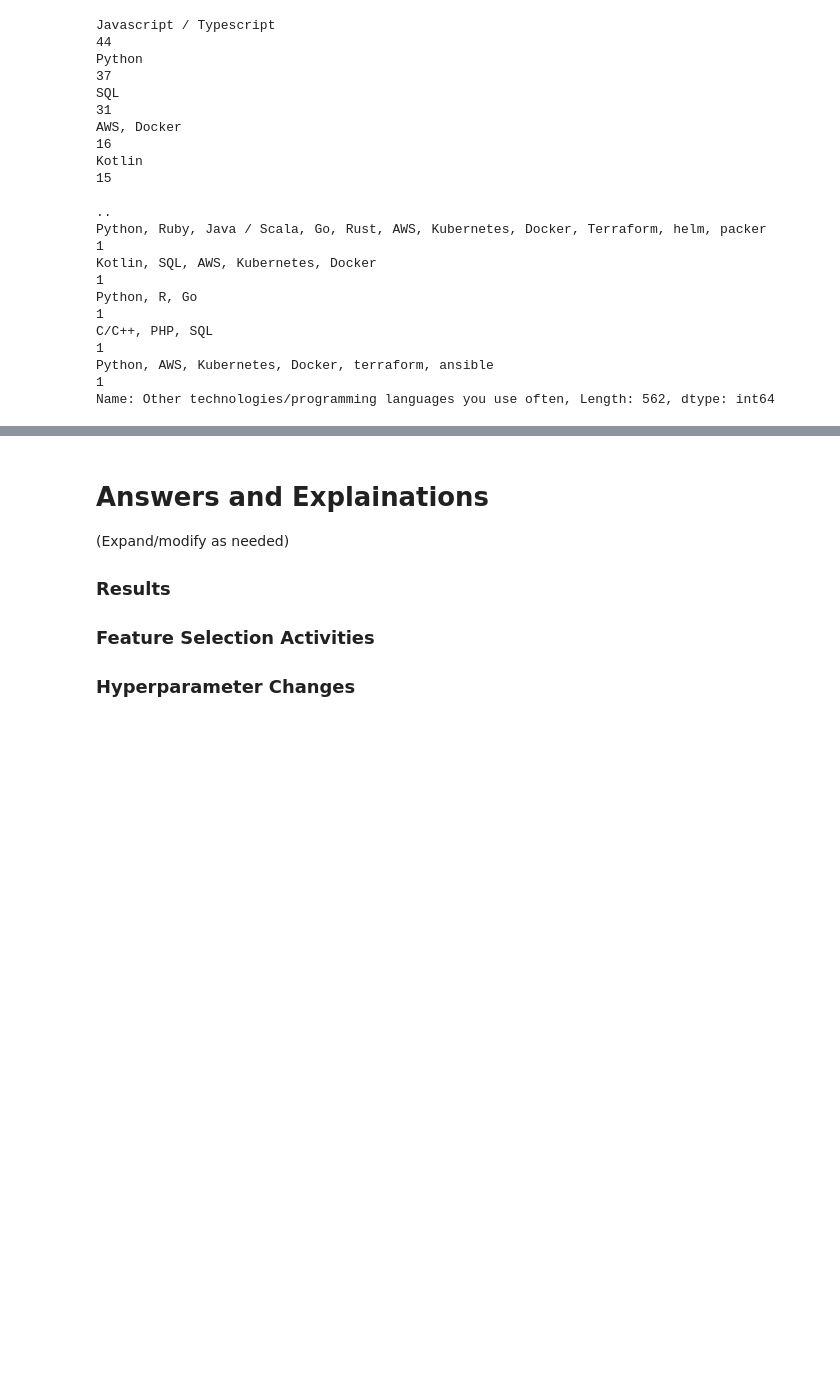
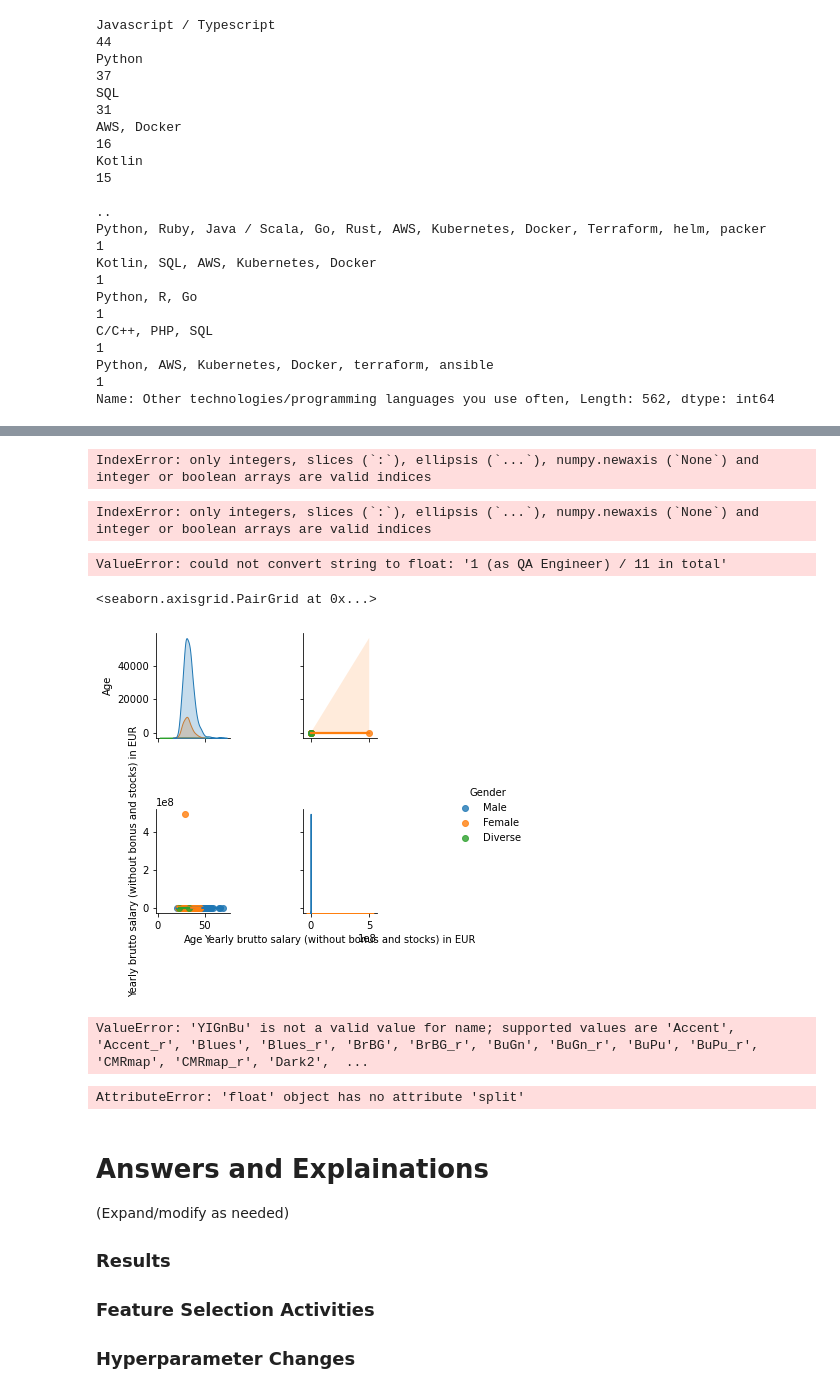
Before and after one commit to zareeiant/ItML_Asn_2_Students, a Jupyter notebook: assignment_2_start.ipynb, the cells around one changed output, grey strips where cells are left out. Cells and saved outputs as stored; diff of their text form; code cells hidden in the pictures; blank space fills up the shorter version.

```diff
--- a/assignment_2_start.ipynb
+++ b/assignment_2_start.ipynb
@@ -116,3 +141,37 @@ df.head()
+# %%
+df=np.array(df)
+# %%
+df["Yearly bonus + stocks in EUR"]=df["Yearly bonus + stocks in EUR"].select_dtypes(exclude=['str'])
+# %% [output]
+IndexError: only integers, slices (`:`), ellipsis (`...`), numpy.newaxis (`None`) and integer or boolean arrays are valid indices
+# %%
+mark=df["Total years of experience"].tolist()
+print(mark)
+# %% [output]
+IndexError: only integers, slices (`:`), ellipsis (`...`), numpy.newaxis (`None`) and integer or boolean arrays are valid indices
+# %%
+#"Years of experience in Germany",
+df[["Total years of experience","Yearly bonus + stocks in EUR"]].astype(float)
+# %% [output]
+ValueError: could not convert string to float: '1 (as QA Engineer) / 11 in total'
+# %%
+sns.pairplot(data=df, kind="reg", hue="Gender", dropna=True)
+# %% [output]
+<seaborn.axisgrid.PairGrid at 0x...>
+[figure, added]
+# %%
+df2=df.apply(pd.to_numeric, errors="coerce")
+df2=df2.drop(columns=["Age"])
+df2=df2.corr()
+mask=np.triu(np.ones_like(df2,dtype=bool))
+sns.heatmap(df2,center=0, linewidth=1, annot=True, cmap="YIGnBu", mask=mask)
+plt.show()
+# %% [output]
+ValueError: 'YIGnBu' is not a valid value for name; supported values are 'Accent', 'Accent_r', 'Blues', 'Blues_r', 'BrBG', 'BrBG_r', 'BuGn', 'BuGn_r', 'BuPu', 'BuPu_r', 'CMRmap', 'CMRmap_r', 'Dark2',  ...
+# %%
+df["Total years of experience"]=df["Total years of experience"].apply(lambda x:(x.split()[0].replace(',', '')))
+# %% [output]
+AttributeError: 'float' object has no attribute 'split'
 # %% [markdown]
 # Answers and Explainations
 (Expand/modify as needed)
```
Also changed, not shown: parts of 3 cells of this notebook, 1 other file.
